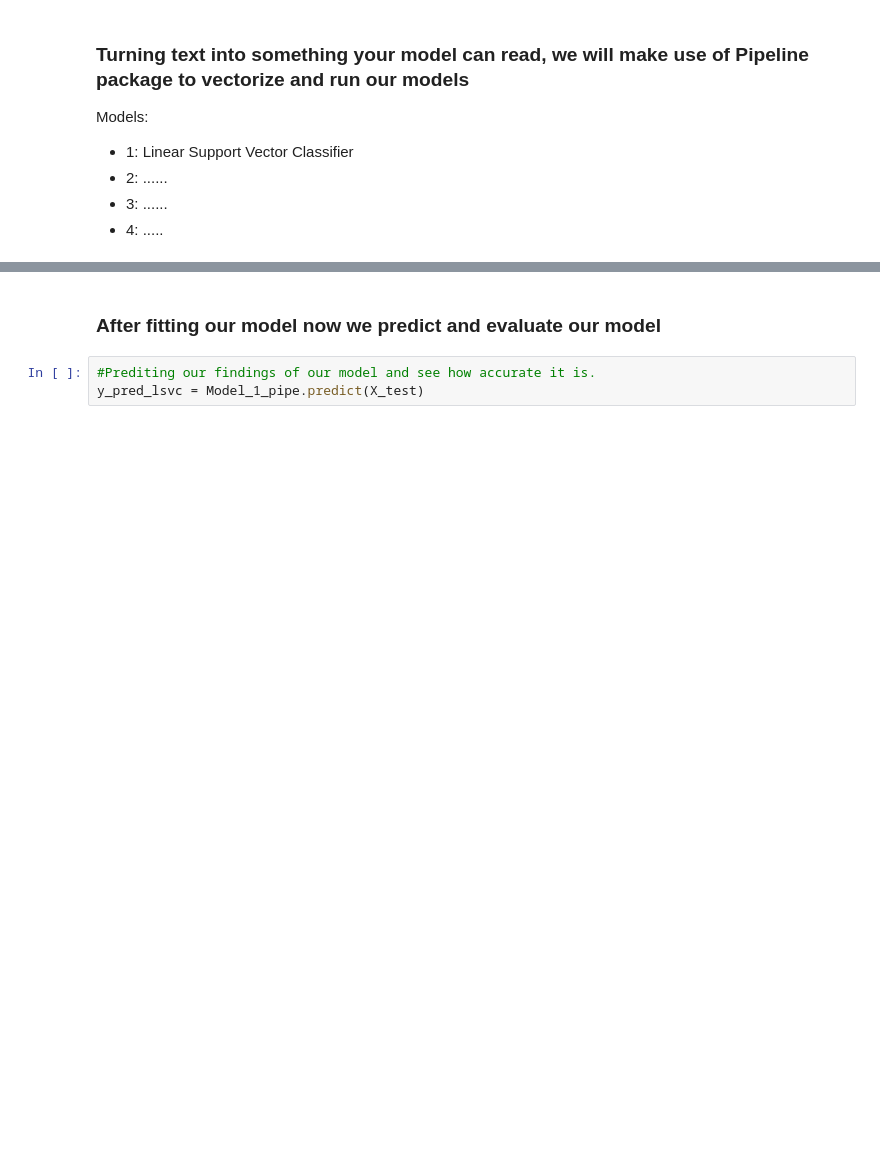
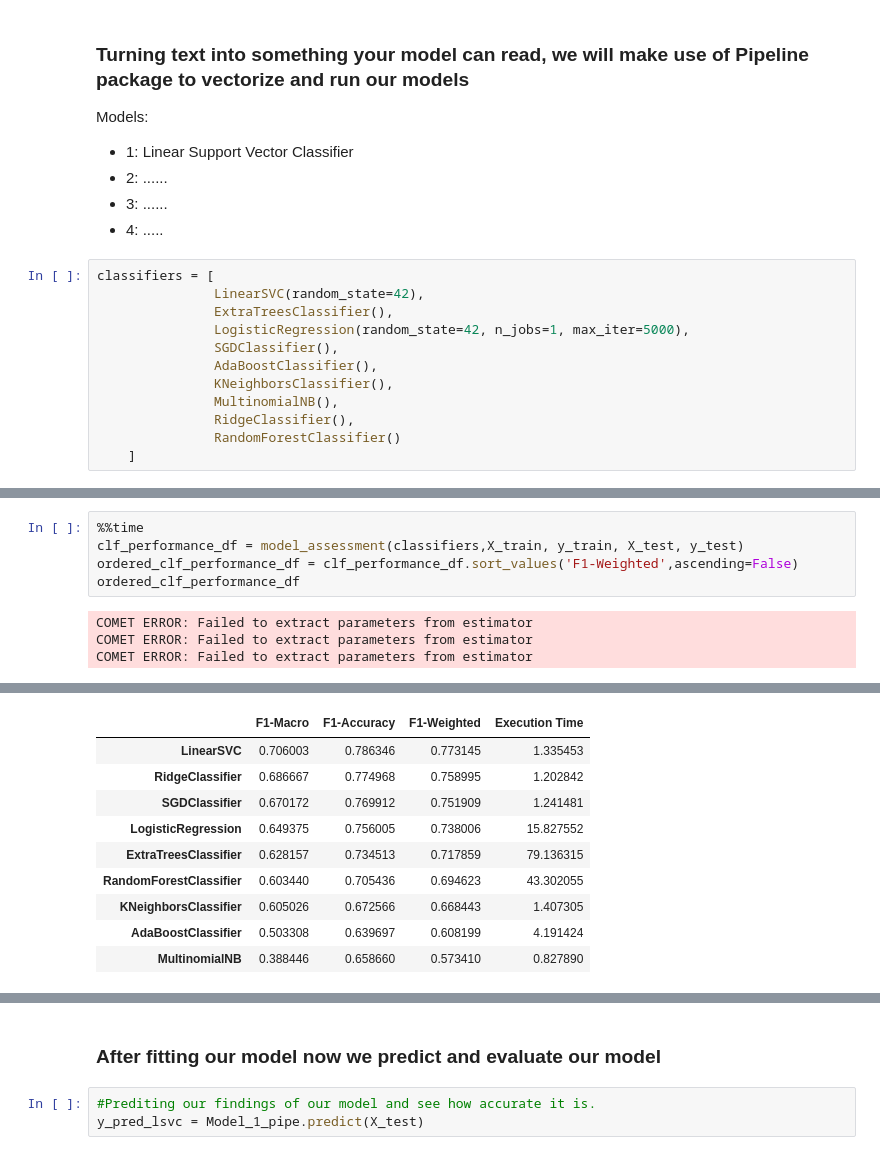
Before and after one commit to Mahlomola-Moses/classification-predict-streamlit-template, a Jupyter notebook: Team_JS_2_Predict.ipynb, the cells around one changed output, grey strips where cells are left out. Saved outputs shown, nothing was run; the diff lists cells and outputs as text; blank space fills up the shorter version.

```diff
--- a/Team_JS_2_Predict.ipynb
+++ b/Team_JS_2_Predict.ipynb
@@ -280,3 +295,15 @@ Models:
 - 2: ......
 - 3: ......
 - 4: .....
+# %%
+classifiers = [
+               LinearSVC(random_state=42),
+               ExtraTreesClassifier(),
+               LogisticRegression(random_state=42, n_jobs=1, max_iter=5000),
+               SGDClassifier(),
+               AdaBoostClassifier(),
+               KNeighborsClassifier(),
+               MultinomialNB(),
+               RidgeClassifier(),
+               RandomForestClassifier()
+    ]
@@ -282,0 +338,9 @@ Models:
+# %%
+%%time
+clf_performance_df = model_assessment(classifiers,X_train, y_train, X_test, y_test)
+ordered_clf_performance_df = clf_performance_df.sort_values('F1-Weighted',ascending=False)
+ordered_clf_performance_df
+# %% [output]
+COMET ERROR: Failed to extract parameters from estimator
+COMET ERROR: Failed to extract parameters from estimator
+COMET ERROR: Failed to extract parameters from estimator
@@ -282,0 +348,10 @@ Models:
+|  | F1-Macro | F1-Accuracy | F1-Weighted | Execution Time |
+| LinearSVC | 0.706003 | 0.786346 | 0.773145 | 1.335453 |
+| RidgeClassifier | 0.686667 | 0.774968 | 0.758995 | 1.202842 |
+| SGDClassifier | 0.670172 | 0.769912 | 0.751909 | 1.241481 |
+| LogisticRegression | 0.649375 | 0.756005 | 0.738006 | 15.827552 |
+| ExtraTreesClassifier | 0.628157 | 0.734513 | 0.717859 | 79.136315 |
+| RandomForestClassifier | 0.603440 | 0.705436 | 0.694623 | 43.302055 |
+| KNeighborsClassifier | 0.605026 | 0.672566 | 0.668443 | 1.407305 |
+| AdaBoostClassifier | 0.503308 | 0.639697 | 0.608199 | 4.191424 |
+| MultinomialNB | 0.388446 | 0.658660 | 0.573410 | 0.827890 |
```
Also changed, not shown: parts of 62 cells of this notebook.
